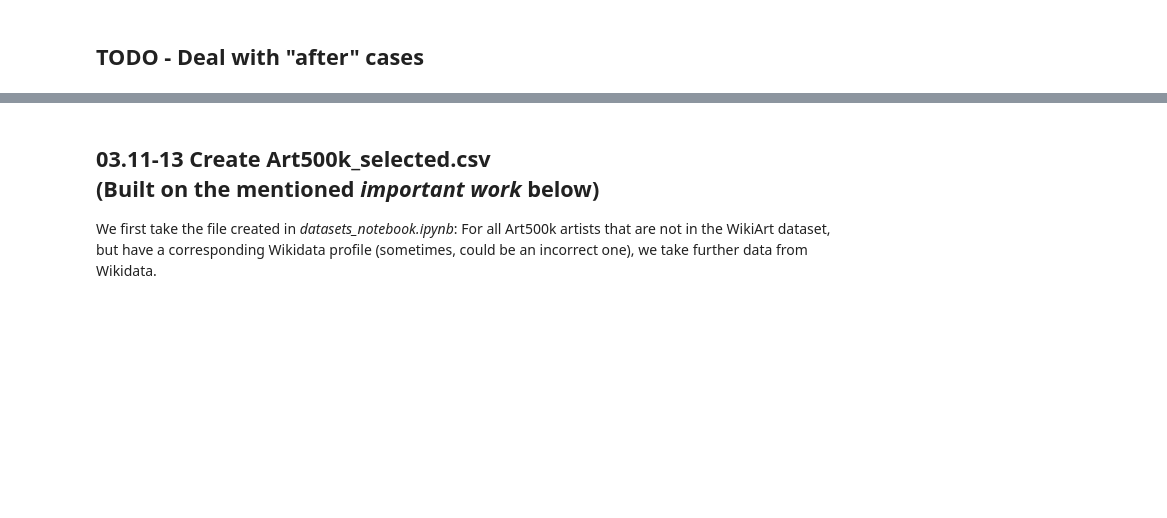
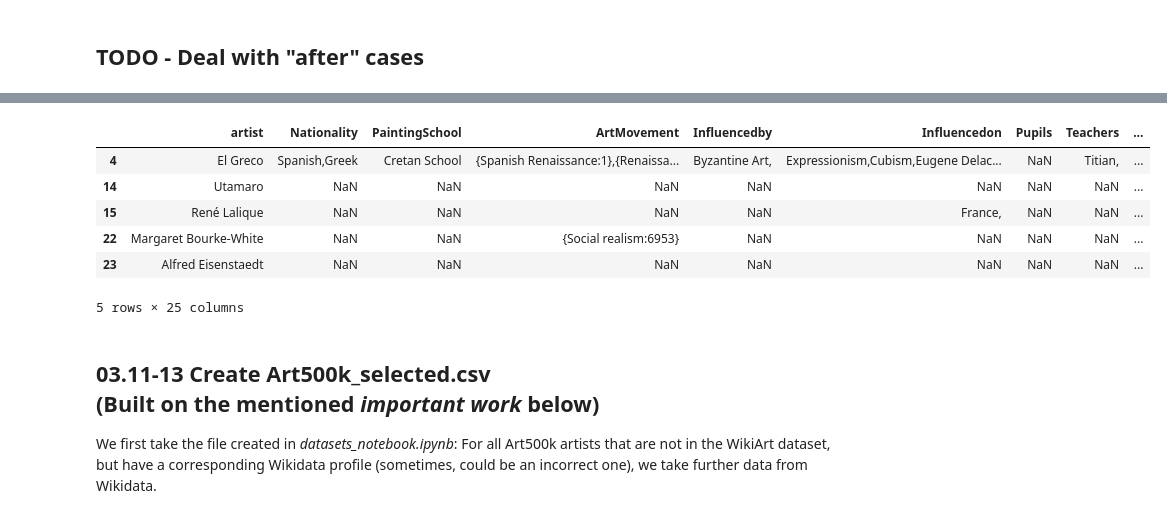
Before and after one commit to me9hanics/PainterPalette, a Jupyter notebook: art500k_updates.ipynb, the cells around one changed output, grey strips where cells are left out. Cells and saved outputs as stored; diff of their text form; code cells hidden in the pictures; blank space fills up the shorter version.

```diff
--- a/art500k_updates.ipynb
+++ b/art500k_updates.ipynb
@@ -337,0 +367,24 @@ for painter in art500k_artists['artist']:
+# %%
+attributes = ['birth_place', 'birth_date', 'death_place', 'death_date', 'gender', 'citizenship', 'occupation', 'work_locations']
+for attribute in attributes:
+    art500k_further_selected.loc[:, attribute] = None
+
+further_selected_ids = [x for x in art500k_wikidata_IDs_mapping.values() if x is not None]
+all_people_info = external_functions.get_multiple_people_all_info_by_id_fast_retry_missing(further_selected_ids, delay=121)
+for response in all_people_info:
+    artist = [key for key, value in art500k_wikidata_IDs_mapping.items() if value == response['id']][0]
+    for attribute in attributes:
+        try:
+            art500k_further_selected.loc[art500k_further_selected['artist'] == artist, attribute] = response[attribute]
+        except:
+            art500k_further_selected.loc[art500k_further_selected['artist'] == artist, attribute] = str(response[attribute])
+# %%
+art500k_further_selected[0:5]
+# %% [output]
+|  | artist | Nationality | PaintingSchool | ArtMovement | Influencedby | Influencedon | Pupils | Teachers | ... |
+| 4 | El Greco | Spanish,Greek | Cretan School | {Spanish Renaissance:1},{Renaissa... | Byzantine Art, | Expressionism,Cubism,Eugene Delac... | NaN | Titian, | ... |
+| 14 | Utamaro | NaN | NaN | NaN | NaN | NaN | NaN | NaN | ... |
+| 15 | René Lalique | NaN | NaN | NaN | NaN | France, | NaN | NaN | ... |
+| 22 | Margaret Bourke-White | NaN | NaN | {Social realism:6953} | NaN | NaN | NaN | NaN | ... |
+| 23 | Alfred Eisenstaedt | NaN | NaN | NaN | NaN | NaN | NaN | NaN | ... |
+5 rows × 25 columns
```
Also changed, not shown: parts of 8 cells of this notebook.
